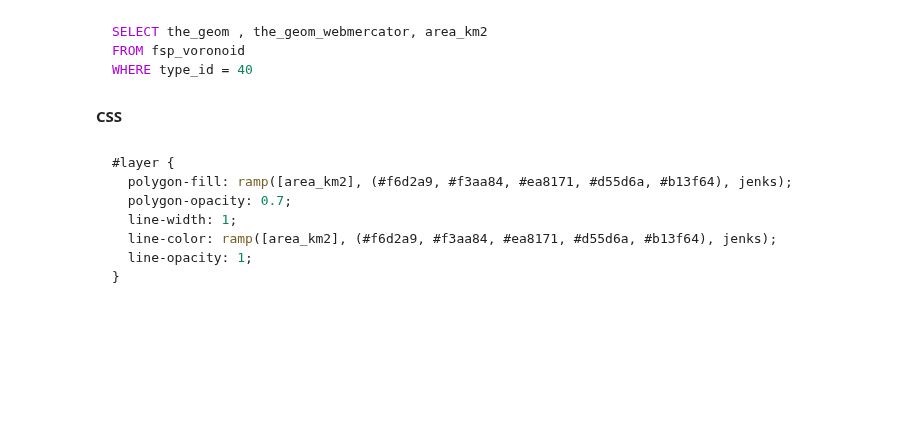
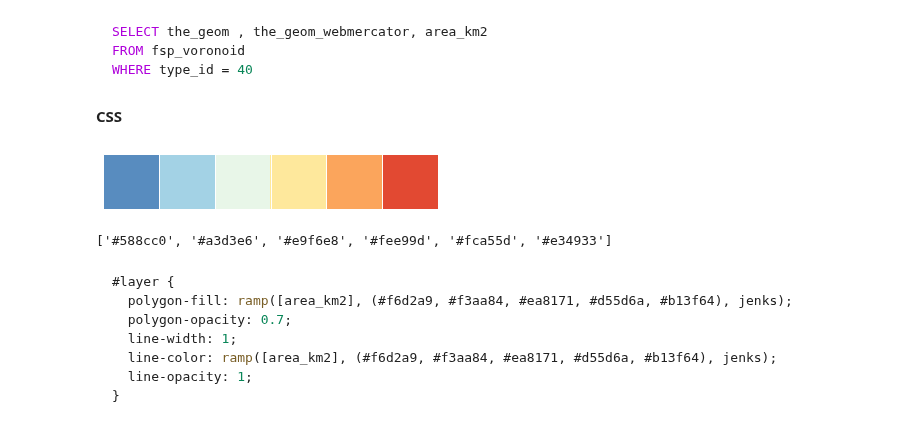
Before and after one commit to Vizzuality/notebooks, a Jupyter notebook: i2i/i2i_Query.ipynb, the cells around one changed output. Drawn from its saved outputs; the diff is of its cells as text; code cells hidden in the pictures; blank space fills up the shorter version.

````diff
--- a/i2i/i2i_Query.ipynb
+++ b/i2i/i2i_Query.ipynb
@@ -111,3 +97,11 @@ WHERE type_id = 40
 ```
 # %% [markdown]
 **CSS**
+# %%
+sns.palplot(sns.color_palette("RdYlBu_r", 6))
+# %% [output]
+[figure, added]
+# %%
+sns.color_palette("RdYlBu_r", 6).as_hex()
+# %% [output]
+['#588cc0', '#a3d3e6', '#e9f6e8', '#fee99d', '#fca55d', '#e34933']
````
Also changed, not shown: parts of 81 cells of this notebook, 1 other file.
